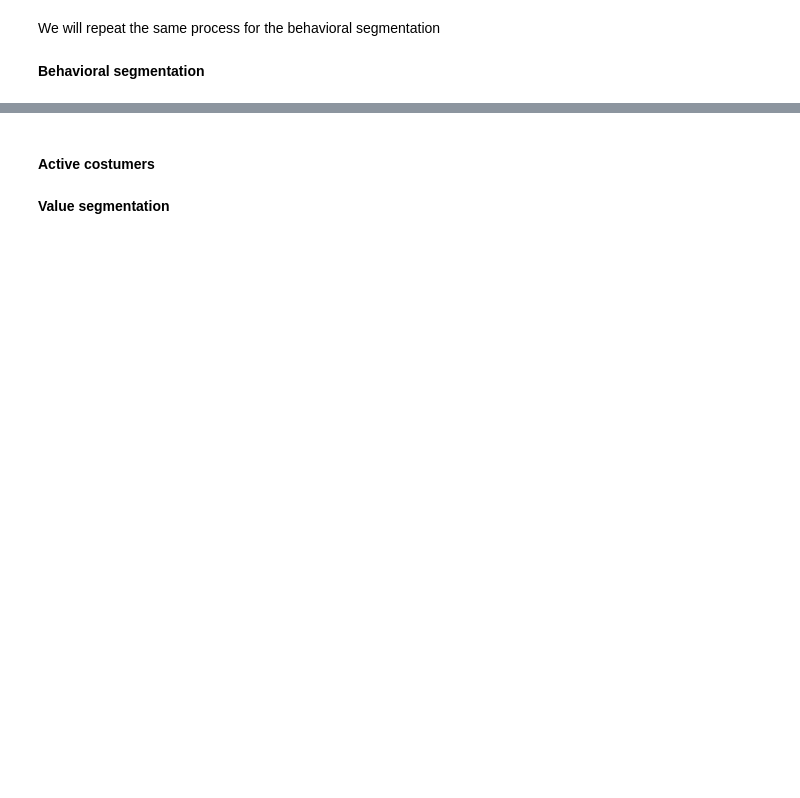
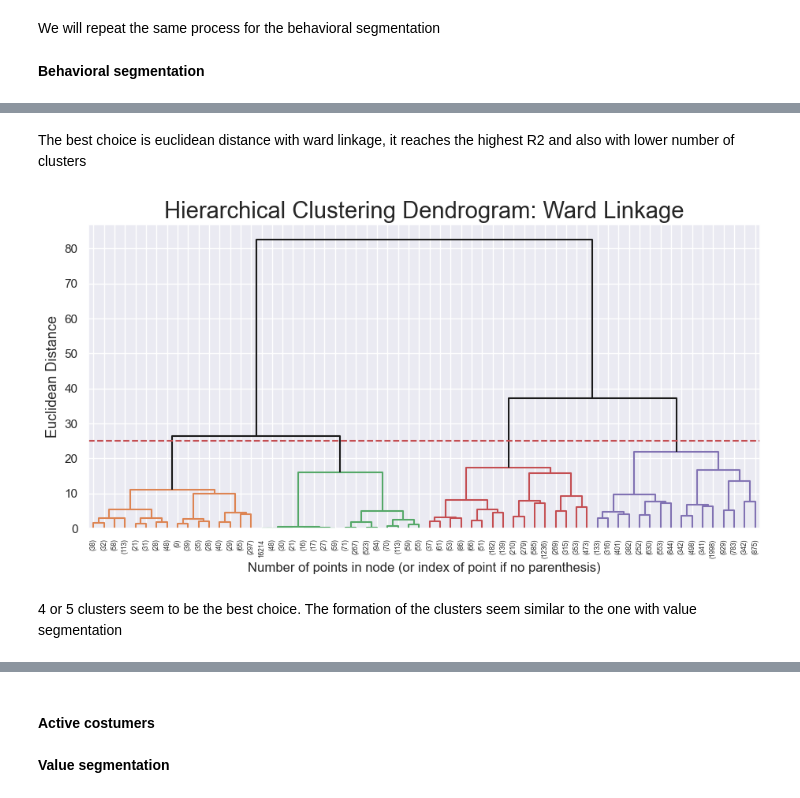
Before and after one commit to barbara-sousa-franco/Data-Mining-Project, a Jupyter notebook: Group24_Clustering_Code.ipynb, the cells around one changed output, grey strips where cells are left out. Saved outputs shown, nothing was run; the diff lists cells and outputs as text; code cells hidden in the pictures; blank space fills up the shorter version.

Commit message:
hierichal clustering

```diff
--- a/Group24_Clustering_Code.ipynb
+++ b/Group24_Clustering_Code.ipynb
@@ -1150,5 +1153,11 @@ plot_r2_hc_methods(datasets)
+# %% [markdown]
+The best choice is euclidean distance with ward linkage, it reaches the highest R2  and also with lower number of clusters
 # %%
 linkage_matrix= linkage(df_all[behavioral_segmentation], method="ward")
-plot_dendogram(linkage_matrix, y_threshold=100, distance="euclidean")
+plot_dendogram(linkage_matrix, y_threshold=25, distance="euclidean")
+# %% [output]
+[figure, added]
+# %% [markdown]
+4 or 5 clusters seem to be the best choice. The formation of the clusters seem similar to the one with value segmentation
 # %%
 ## create here the final hierarchical clustering model
```
Also changed, not shown: parts of 35 cells of this notebook.
